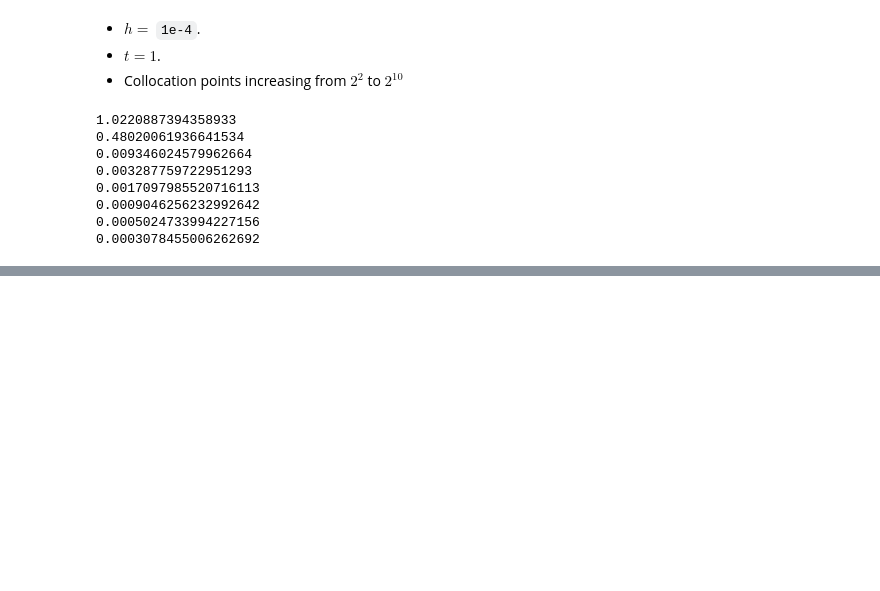
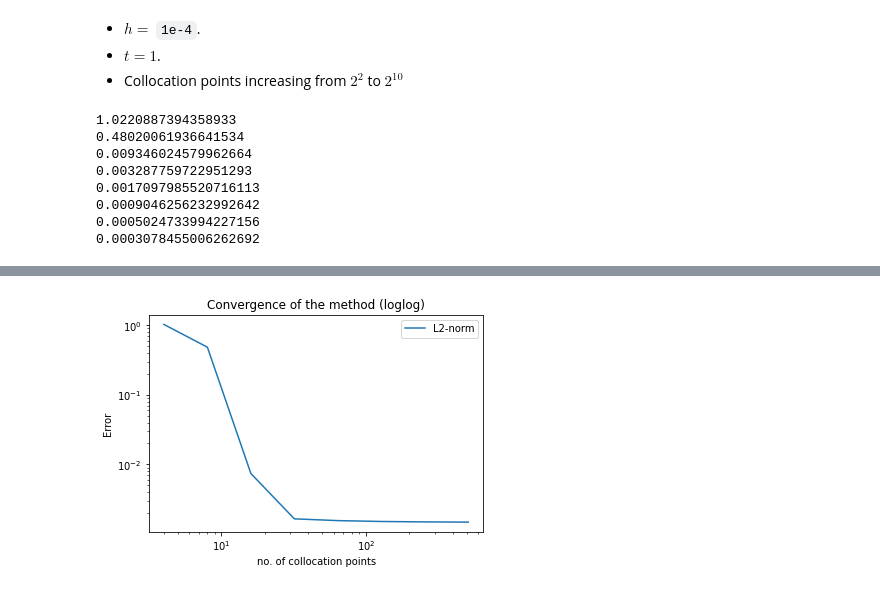
Before and after one commit to jfelipeosorio/kinetick, a Jupyter notebook: pdes/transport1d_cf.ipynb, the cells around one changed output, grey strips where cells are left out. Cells and saved outputs as stored; diff of their text form; code cells hidden in the pictures; blank space fills up the shorter version.

```diff
--- a/pdes/transport1d_cf.ipynb
+++ b/pdes/transport1d_cf.ipynb
@@ -196,7 +258,7 @@ plt.show()
 - Collocation points increasing from $2^{2}$ to $2^{10}$
 # %%
 # Experiment 1- L2-norms
-L2_norms = []
+L2_norms_2 = []
 xrange = 2**np.arange(2,10)
 for n in range(2,10):
     # X_full
@@ -214,7 +276,7 @@ for n in range(2,10):
     # Wave speed
     c = 1
     # Time step
-    h = 0.01
+    h = 1e-2
     # Final t
     t = 1
     # No. of steps
@@ -240,7 +302,7 @@ for n in range(2,10):
     # Difference
     f = np.abs(u_next - u_true)**2
     # Append L2 norm per iteration
-    L2_norms.append(trap(f,delta))
+    L2_norms_2.append(trap(f,delta))
     # Print L2 norm per iteration
     print(trap(f,delta))
 # %% [output]
@@ -338,0 +519,10 @@ plt.show()
+# %%
+# Experiment 3 - Convergence plot
+plt.loglog(xrange,L2_norms_3,label = 'L2-norm')
+plt.xlabel('no. of collocation points')
+plt.ylabel('Error')
+plt.legend()
+plt.title('Convergence of the method (loglog)')
+plt.show()
+# %% [output]
+[figure, added]
```
Also changed, not shown: parts of 14 cells of this notebook.
